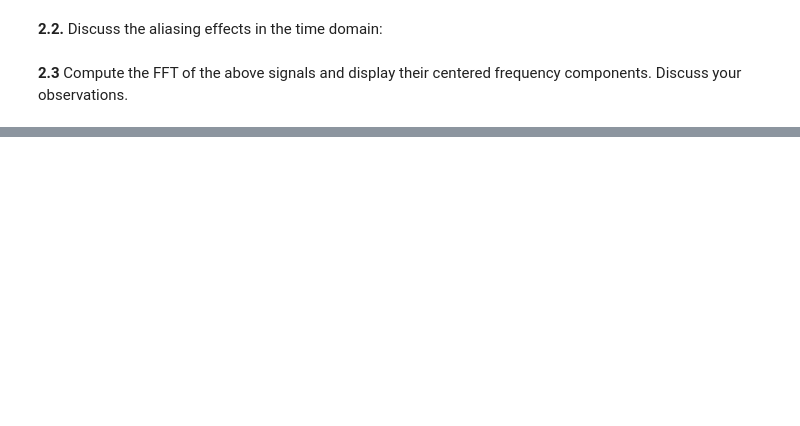
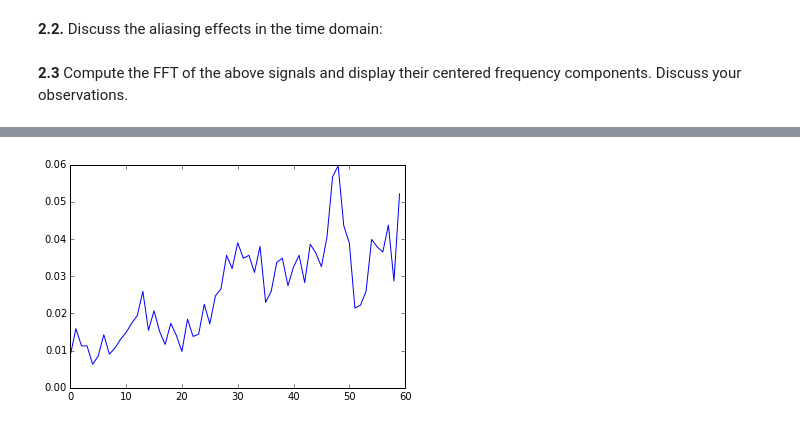
Before and after one commit to SharonSheran/DSP-TP-1617, a Jupyter notebook: Lab4/python/Lab4.ipynb, the cells around one changed output, grey strips where cells are left out. Saved outputs shown, nothing was run; the diff lists cells and outputs as text; code cells hidden in the pictures; blank space fills up the shorter version.

```diff
--- a/Lab4/python/Lab4.ipynb
+++ b/Lab4/python/Lab4.ipynb
@@ -520,23 +372,3 @@ To do so we first
     * There are 54 images while Images [1, 2, 6, 44:54] are barcode images and the others are similar patterns.
 
 **3.4** Discuss your results
-# %%
-Path = '../images/1D-DFT/'
-import os, os.path
-from skimage import color
-from scipy import misc
-
-
-filenames = sorted([f for f in os.listdir(Path)])
-
-for f in filenames:
-    Img = io.imread(os.path.join(Path,f))
-    #plt.figure()
-    #io.imshow(Img)
-
-    #Getting the size of an image
-    #Img.shape
-    width, height = Img.size
-
-    #showing weight and height
-    print (width, height)
@@ -554,0 +388,64 @@ TypeError: 'int' object is not iterable
+# %%
+Path = '../images/1D-DFT/'
+import os, os.path
+from skimage import color
+from scipy import misc
+from scipy.misc import imresize
+
+
+filenames = sorted([f for f in os.listdir(Path)])
+images = list()
+
+for f in filenames:
+    images.append(img_as_float(io.imread(os.path.join(Path,f), as_grey=True)))
+
+    if(len(images) is 1):
+        smallest_size = images[0].shape
+    else:
+        if(smallest_size[0] * smallest_size[1] > images[len(images)-1].shape[0]*images[len(images)-1].shape[1]):
+            smallest_size = images[len(images)-1].shape
+
+
+for i in range(len(images)):
+    #Resize to fit smallest size
+    images[i] = imresize(images[i], smallest_size)
+
+    #Acquire 1d profile at the middle
+    images[i] = images[i][int(images[i].shape[0]/2), :]
+
+is_barcode = np.zeros((len(images)))
+is_barcode[44:54] = 1;
+is_barcode[1] = 1; is_barcode[2] = 1; is_barcode[6] = 1;
+
+barcode_avg = list()
+non_barcode_avg = list()
+barcode_fft_avg = np.zeros(images[0].shape)
+barcode_fft_avg_n = 0
+
+for i in range(len(images)):
+    N = images[0].shape[0]
+
+    # frequency vector
+    fr = (np.arange(-N/2,N/2,1))
+    # DFT
+    # Using fftshift to have the center frequency
+    x_f = np.abs(np.fft.fftshift(np.fft.fft(images[i], N)))
+
+    # Normalize fft magnitude (it is always positive the magnitude)
+    x_f -= x_f.min()
+    x_f /= x_f.max()
+
+    high_pass_width = int(N/4)
+    #x_f[high_pass_width:-high_pass_width] = 0
+
+    if(is_barcode[i] == 0):
+        non_barcode_avg.append(np.average(np.abs(x_f[0:high_pass_width])))
+    else:
+        barcode_avg.append(np.average(np.abs(x_f[0:high_pass_width])))
+        barcode_fft_avg += x_f
+        barcode_fft_avg_n += 1
+
+plt.figure()
+barcode_fft_avg /= barcode_fft_avg_n
+plt.plot(barcode_fft_avg[0:60])
+# %% [output]
@@ -554,0 +453 @@ TypeError: 'int' object is not iterable
+[figure, added]
```
Also changed, not shown: parts of 8 cells of this notebook.
